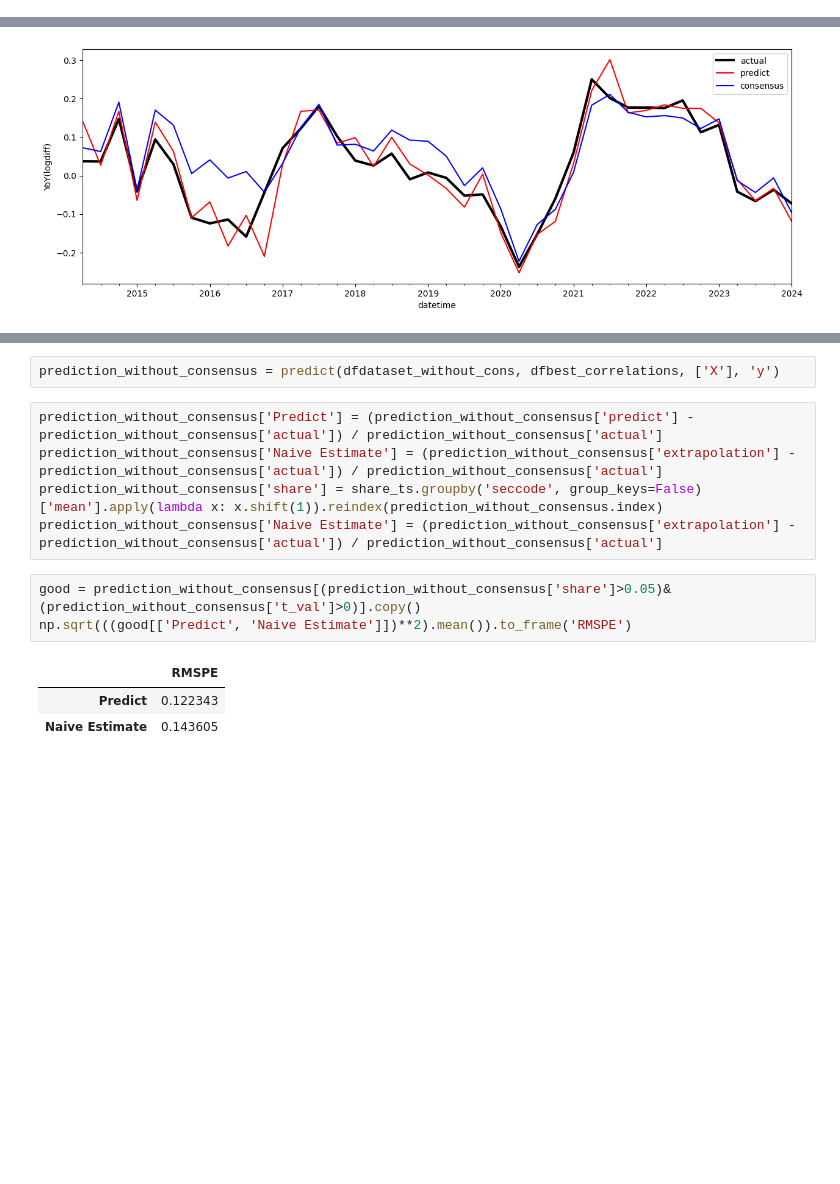
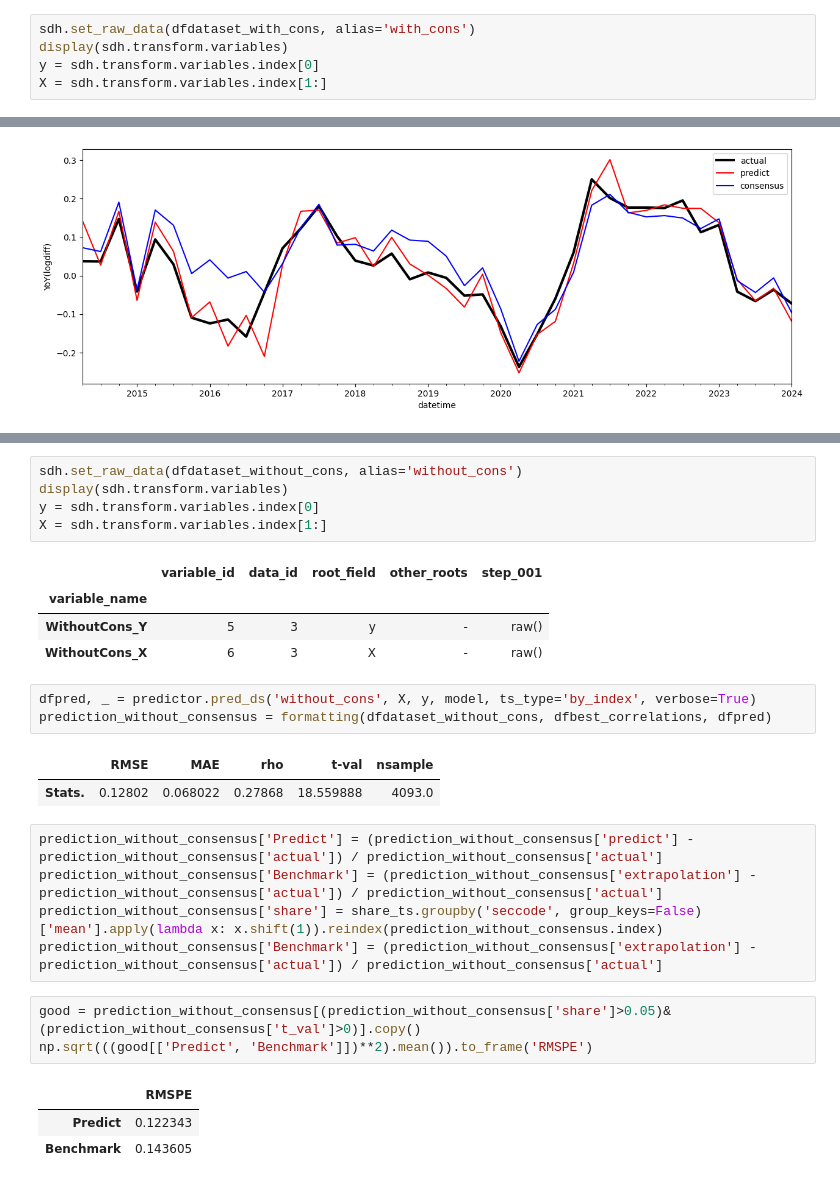
Before and after one commit to aiqindex/sample_notebooks, a Jupyter notebook: analyze/single/sales_predict_using_pos_data.ipynb, the cells around one changed output, grey strips where cells are left out. Saved outputs shown, nothing was run; the diff lists cells and outputs as text; blank space fills up the shorter version.

```diff
--- a/analyze/single/sales_predict_using_pos_data.ipynb
+++ b/analyze/single/sales_predict_using_pos_data.ipynb
@@ -247,0 +262,5 @@ Linear Multiple Regression Using Consensus and POS Data
+# %%
+sdh.set_raw_data(dfdataset_with_cons, alias='with_cons')
+display(sdh.transform.variables)
+y = sdh.transform.variables.index[0]
+X = sdh.transform.variables.index[1:]
@@ -322,14 +362,28 @@ Linear Simple Regression Using POS Data
+# %%
+sdh.set_raw_data(dfdataset_without_cons, alias='without_cons')
+display(sdh.transform.variables)
+y = sdh.transform.variables.index[0]
+X = sdh.transform.variables.index[1:]
+# %% [output]
+|  | variable_id | data_id | root_field | other_roots | step_001 |
+| variable_name |  |  |  |  |  |
+| WithoutCons_Y | 5 | 3 | y | - | raw() |
+| WithoutCons_X | 6 | 3 | X | - | raw() |
 # %%
-prediction_without_consensus = predict(dfdataset_without_cons, dfbest_correlations, ['X'], 'y')
+dfpred, _ = predictor.pred_ds('without_cons', X, y, model, ts_type='by_index', verbose=True)
+prediction_without_consensus = formatting(dfdataset_without_cons, dfbest_correlations, dfpred)
+# %% [output]
+|  | RMSE | MAE | rho | t-val | nsample |
+| Stats. | 0.12802 | 0.068022 | 0.27868 | 18.559888 | 4093.0 |
 # %%
 prediction_without_consensus['Predict'] = (prediction_without_consensus['predict'] - prediction_without_consensus['actual']) / prediction_without_consensus['actual']
-prediction_without_consensus['Naive Estimate'] = (prediction_without_consensus['extrapolation'] - prediction_without_consensus['actual']) / prediction_without_consensus['actual']
+prediction_without_consensus['Benchmark'] = (prediction_without_consensus['extrapolation'] - prediction_without_consensus['actual']) / prediction_without_consensus['actual']
 prediction_without_consensus['share'] = share_ts.groupby('seccode', group_keys=False)['mean'].apply(lambda x: x.shift(1)).reindex(prediction_without_consensus.index)
-prediction_without_consensus['Naive Estimate'] = (prediction_without_consensus['extrapolation'] - prediction_without_consensus['actual']) / prediction_without_consensus['actual']
+prediction_without_consensus['Benchmark'] = (prediction_without_consensus['extrapolation'] - prediction_without_consensus['actual']) / prediction_without_consensus['actual']
 # %%
 good = prediction_without_consensus[(prediction_without_consensus['share']>0.05)&(prediction_without_consensus['t_val']>0)].copy()
-np.sqrt(((good[['Predict', 'Naive Estimate']])**2).mean()).to_frame('RMSPE')
+np.sqrt(((good[['Predict', 'Benchmark']])**2).mean()).to_frame('RMSPE')
 # %% [output]
 |  | RMSPE |
 | Predict | 0.122343 |
-| Naive Estimate | 0.143605 |
+| Benchmark | 0.143605 |
```
Also changed, not shown: parts of 19 cells of this notebook.
